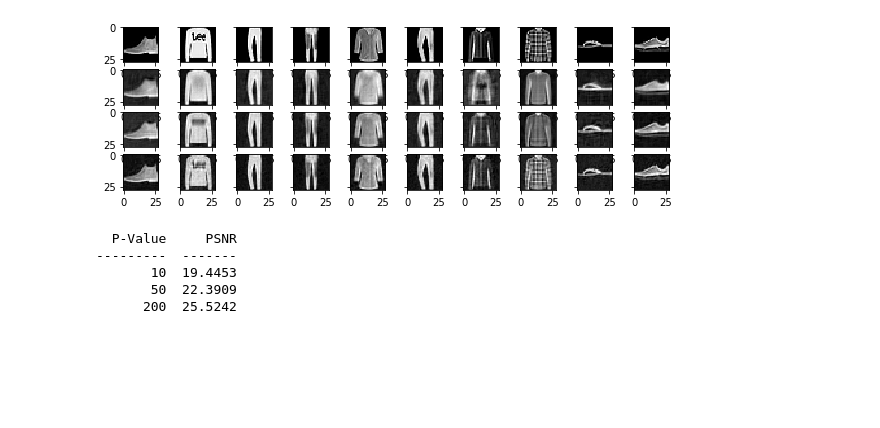
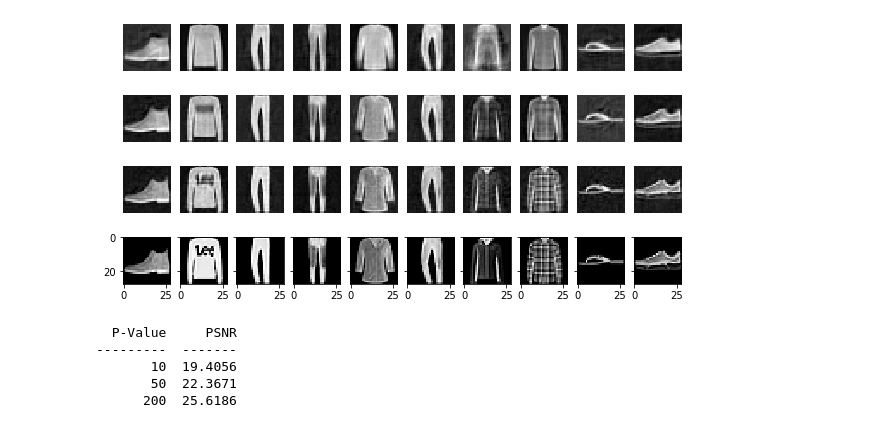
Before and after one commit to Chlerry/term-project, a Jupyter notebook: task2/task2.ipynb, the cells around one changed output. Cells and saved outputs as stored; diff of their text form; code cells hidden in the pictures; blank space fills up the shorter version.

```diff
--- a/task2/task2.ipynb
+++ b/task2/task2.ipynb
@@ -12,6 +12,7 @@ from tabulate import tabulate
 
 m, n = 28, 28
 P  = [10,50,200]
+n_P = 3
 T = 2
 n_train, n_test = 60000, 10000
 
@@ -66,0 +46,5 @@ Epoch 10/10
+# %%
+decompressed_image = np.empty((n_P, n_test, m, n))
+
+for i in range(n_P):
+    decompressed_image[i] = train_models(P[i])
@@ -67,37 +69,37 @@ Epoch 10/10
 # %%
 n_images = 10
 
-f, axarr = plt.subplots(4, n_images,figsize=(10, 3), sharey=True)
+f, axarr = plt.subplots(4, n_images,figsize=(10, 5), sharey=True)
 
 
 for i in range(n_images):
-    axarr[0, i].imshow(test_target_images[i], cmap='gray')
-    axarr[1, i].imshow(decompressed_image_1[i], cmap='gray')
-    axarr[2, i].imshow(decompressed_image_2[i], cmap='gray')
-    axarr[3, i].imshow(decompressed_image_3[i], cmap='gray')
+    for j in range(n_P):
+        axarr[j, i].imshow(decompressed_image[j][i], cmap='gray')
+        axarr[j, i].axis('off')
+
+    axarr[3, i].imshow(test_target_images[i], cmap='gray')
 
 plt.show()
 # %% [output]
-[figure, old version]
+[figure, new version]
-# %%
-PSNR_1,PSNR_2,PSNR_3 = 0,0,0
-
-for i in range(n_test):
-    MSE = tf.keras.losses.MeanSquaredError()
-    test_mse_1 = MSE(test_target_images[i], decompressed_image_1[i])
-    test_mse_2 = MSE(test_target_images[i], decompressed_image_2[i])
-    test_mse_3 = MSE(test_target_images[i], decompressed_image_3[i])
-    PSNR_1 += 10 * np.log10(1 / test_mse_1)
-    PSNR_2 += 10 * np.log10(1 / test_mse_2)
-    PSNR_3 += 10 * np.log10(1 / test_mse_3)
-
-PSNR_1 = PSNR_1 / n_test
-PSNR_2 = PSNR_2 / n_test
-PSNR_3 = PSNR_3 / n_test
-print(tabulate([['10', PSNR_1], ['50', PSNR_2], ['200', PSNR_3]], headers=['P-Value', 'PSNR']))
-# %% [output]
-  P-Value     PSNR
----------  -------
-       10  19.4453
-       50  22.3909
-      200  25.5242
+# %%
+PSNR = [0.0, 0.0, 0.0]
+
+test_mse = np.empty(3, dtype = np.float)
+
+for i in range(n_test):
+    MSE = tf.keras.losses.MeanSquaredError()
+    for j in range(n_P):
+        test_mse[j] = MSE(test_target_images[i], decompressed_image[j][i])
+        PSNR[j] += 10 * np.log10(1 / test_mse[j])
+
+for i in range(n_P):
+    PSNR[i] = PSNR[i] / n_test
+
+print(tabulate([['10', PSNR[0]], ['50', PSNR[1]], ['200', PSNR[2]]], headers=['P-Value', 'PSNR']))
+# %% [output]
+  P-Value     PSNR
+---------  -------
+       10  19.4056
+       50  22.3671
+      200  25.6186
```
Also changed, not shown: parts of 3 cells of this notebook.
